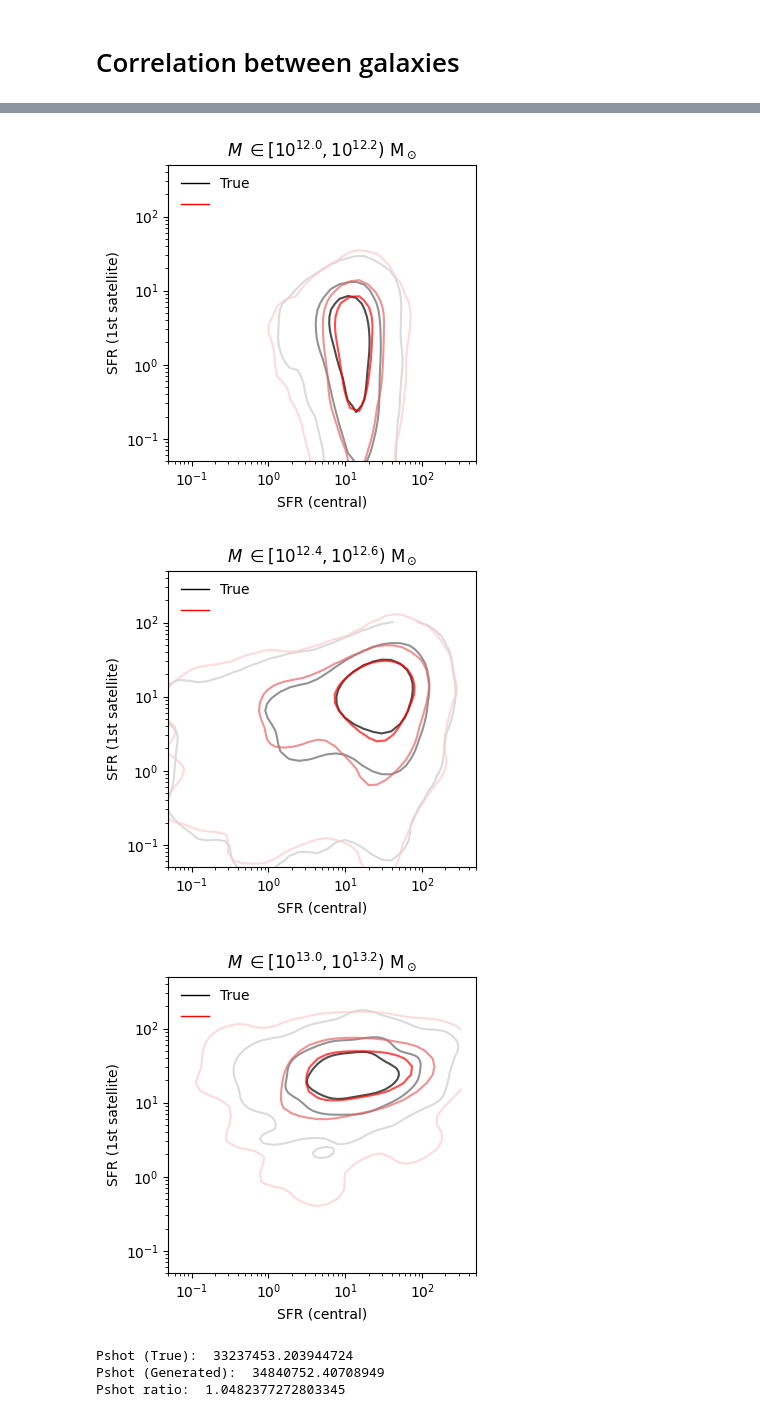
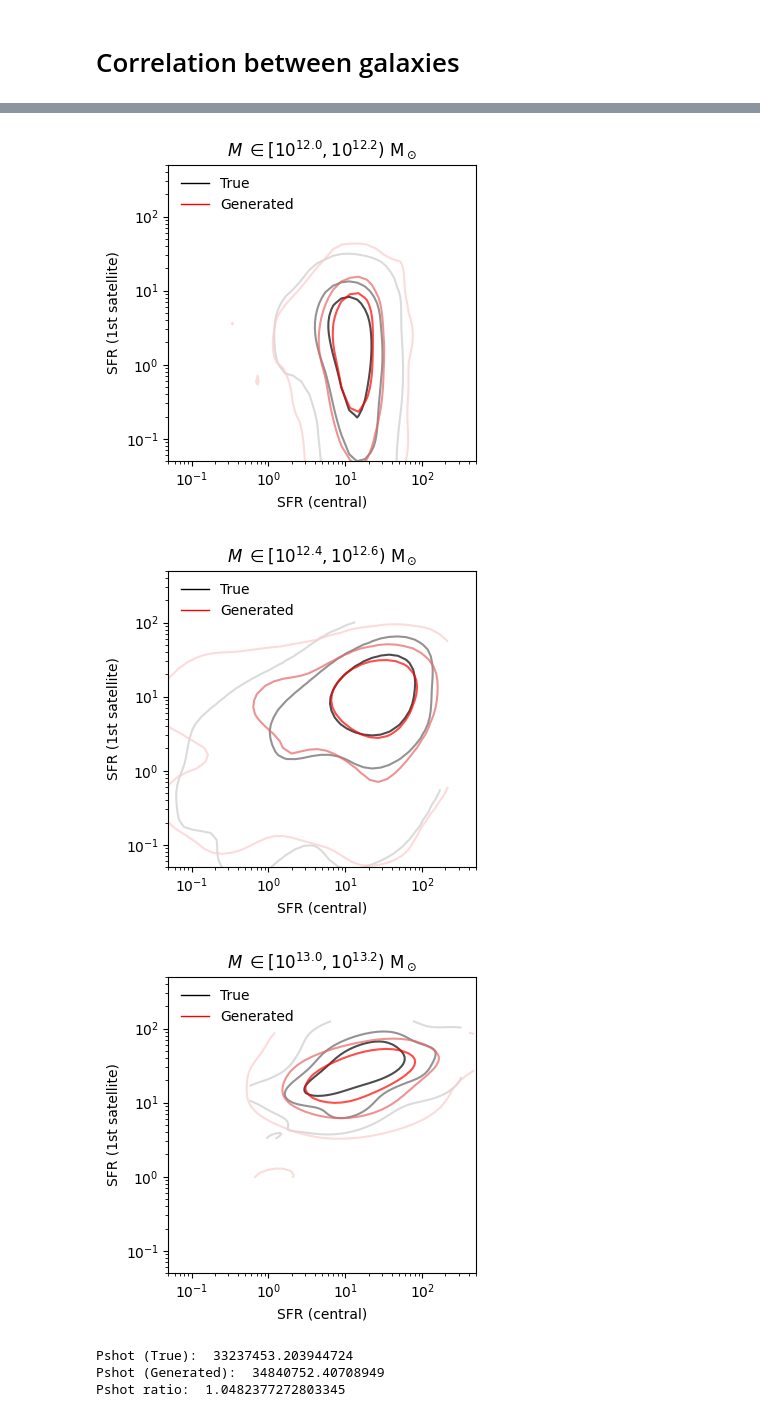
Before and after one commit to knmoriwaki/cosmoglint, a Jupyter notebook: notebooks/plot_transformer.ipynb, the cells around one changed output, grey strips where cells are left out. Cells and saved outputs as stored; diff of their text form; code cells hidden in the pictures.

```diff
--- a/notebooks/plot_transformer.ipynb
+++ b/notebooks/plot_transformer.ipynb
@@ -406,12 +407,14 @@ Saved figure to ../scripts/runs/output_transformer/transformer1_33_use_vel_ep40_
 # %% [markdown]
 # Load Halo Catalog and Generate Galaxies
 # %%
+use_excluded_region = True
+
 ### True data ###
 data_path = "../dataset/TNG300-1/TNG300-1_{:d}.h5".format(snapshot_number)
 
 ndata = None
 #ndata = 10000t
-dataset_true = MyDataset(data_path, input_features=opt.input_features, output_features=opt.output_features, norm_param_dict=opt.norm_param_dict, max_length=opt.max_length, ndata=ndata)
+dataset_true = MyDataset(data_path, input_features=opt.input_features, output_features=opt.output_features, norm_param_dict=opt.norm_param_dict, max_length=opt.max_length, ndata=ndata, exclude_ratio=opt.exclude_ratio, use_excluded_region=use_excluded_region)
 x_true = dataset_true.x
 y_true = dataset_true.y_padded
 mask = dataset_true.mask
@@ -545,8 +548,8 @@ l_list = [ngal_true_th01, ngal_generated_th01, ngal_true_th1, ngal_generated_th1
 label_list = ["SFR > 0.1 Msun/yr", "",
               "SFR > 1 Msun/yr", "",
               "SFR > 10 Msun/yr", ""]
-bin_ranges = [(0, 8), (0, 13), (0, 40)]
-#bin_ranges = [(0, 40), (0, 40), (0, 40)]
+#bin_ranges = [(0, 8), (0, 13), (0, 40)]
+bin_ranges = [(0, 30), (0, 30), (0, 30)]
 for count, i in enumerate(list_to_show):
     indices = np.where(xbin_indices_true == i)[0]
     title = r"$M \in [10^{%.1f}, 10^{%.1f})\ \rm M_\odot$" % (xbins_physical_unit_in[i,0], xbins_physical_unit_in[i+1,0])
@@ -645,7 +648,7 @@ colors_red = [(0.98, 0.8, 0.8),(0.9, 0.4, 0.4),"red"]
 
 max_length_to_show = 5
 
-def compute_contoure_levels(grid_data, sigma_levels=[0.9545, 0.6827, 0.383]): #[0.9973, 0.9545, 0.6827, 0.383]
+def compute_contour_levels(grid_data, sigma_levels=[0.9545, 0.6827, 0.383]): #[0.9973, 0.9545, 0.6827, 0.383]
     grid_data = grid_data / np.sum(grid_data)
     grid_data_sorted = np.sort(grid_data.flatten())[::-1]
     cumsum = np.cumsum(grid_data_sorted)
@@ -696,12 +699,12 @@ for iparam in range(opt.num_features_in):
             extent = [0,1,threshold,1]
 
             hist = np.histogram2d(xnow_true, ynow_true[:,i,iparam], bins=20, range=hist_range)
-            grid_data, levels = compute_contoure_levels(hist[0])
+            grid_data, levels = compute_contour_levels(hist[0])
             plt.contour(grid_data.T, extent=extent, colors=colors_red, levels=levels)
             handle_list.append(plt.Line2D([0], [0], color=colors_red[-1], lw=2, label="True"))
 
             hist = np.histogram2d(xnow, ynow[:,i,iparam], bins=20, range=hist_range)
-            grid_data, levels = compute_contoure_levels(hist[0])
+            grid_data, levels = compute_contour_levels(hist[0])
             plt.contour(grid_data.T, extent=extent, colors=colors_black, levels=levels)
             handle_list.append(plt.Line2D([0], [0], color=colors_black[-1], lw=2, label="Generated"))
 
@@ -832,7 +968,7 @@ for i in [0, 5, 7, 10]: #[5,7,9]:
     y1now = normalize(generated[mask][:,i0,0], opt.output_features[0], opt.norm_param_dict, inverse=True)
     y2now = normalize(generated[mask][:,i1,0], opt.output_features[0], opt.norm_param_dict, inverse=True)
 
-    line_label = plot_contour(y1now, y2now, colors=colors_red)
+    line_label = plot_contour(y1now, y2now, colors=colors_red, label="Generated")
     handle_list.append(line_label)
 
     plt.legend(handles=handle_list, loc="upper left", frameon=False)
@@ -856,6 +992,6 @@ Saved figure to ../scripts/runs/output_transformer/transformer1_33_use_vel_ep40_
-[figure, old version]
+[figure, new version]
-[figure, old version]
+[figure, new version]
-[figure, old version]
+[figure, new version]
 # %%
 mask = np.arange(opt.max_length) < length_true[:,None]
 Pshot_true = normalize( y_true[:,:,0], opt.output_features[0], opt.norm_param_dict, inverse=True) ** 2
```
Also changed, not shown: parts of 11 cells of this notebook, 4 other files.
